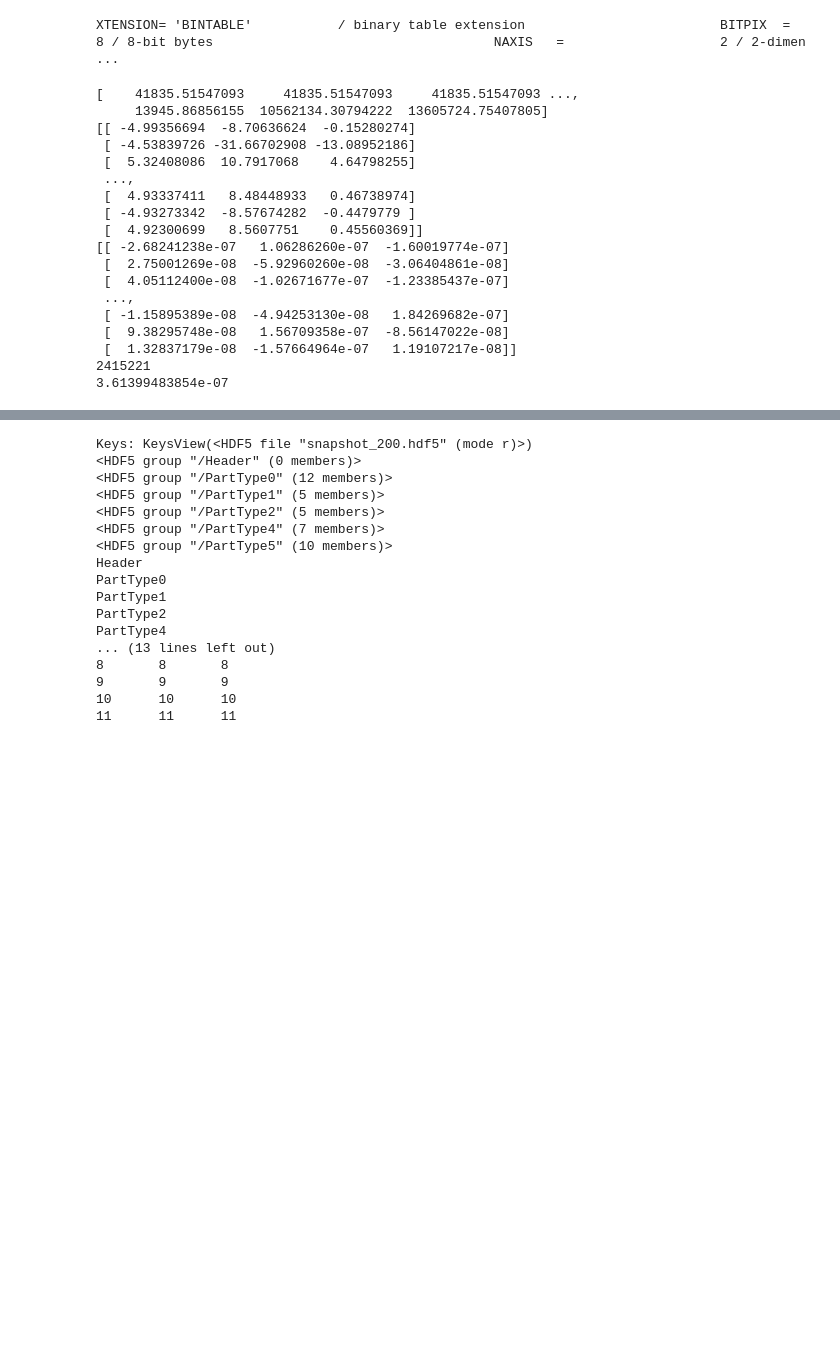
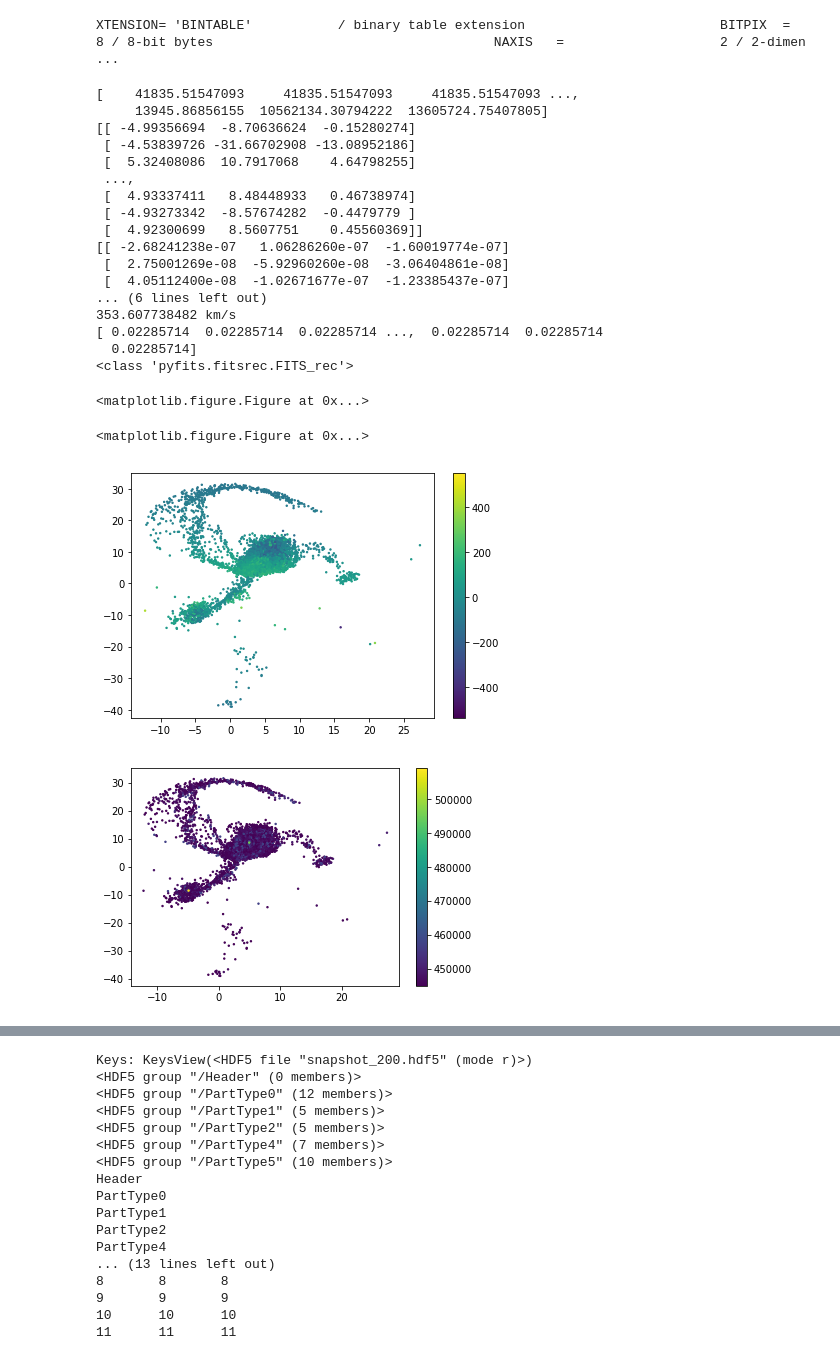
Before and after one commit to beckynevin/imaging_identification_mergers, a Jupyter notebook: Checking_velocity.ipynb, the cells around one changed output, grey strips where cells are left out. Saved outputs shown, nothing was run; the diff lists cells and outputs as text; code cells hidden in the pictures; blank space fills up the shorter version.

Commit message:
Flipped everything around so it works for the zoomed in version of the velocity map

```diff
--- a/Checking_velocity.ipynb
+++ b/Checking_velocity.ipynb
@@ -66,45 +66,50 @@ vel_3d=np.sqrt(parts['velocity'][:10][0][0]**2+parts['velocity'][:10][0][1]**2+
 print(vel_3d, 'kpc/yr')
 print(vel_3d*(3.086e16/3.154e7), 'km/s')
 print(parts['radius'][10:])
 print(type(parts))
 plt.clf()
 
 kpc_arcmin=cosmo.kpc_proper_per_arcmin(0.03)#insert the redshift to get the kpc/arcmin scaling
 
 kpc_arcsec=(kpc_arcmin.value/60)#
 
-xs=[]
-ys=[]
+xs_before=[]
+ys_before=[]
 vel=[]
 L_bol=[]
-for i in range(len(parts['velocity'])):#parts['velocity']
-    xs.append(parts['position'][i][0]/kpc_arcsec)#now in arcsec
-    ys.append(parts['position'][i][1]/kpc_arcsec)#now in arcsec
-    L_bol.append(parts['L_bol'][i])
-    vel.append(-parts['velocity'][i][2]*(3.086e16/3.154e7))
-plt.scatter(xs,ys,c=vel, s=2)
+for i in range(len(parts['velocity'])):#len(parts['velocity'])parts['velocity']
+    if np.sum(parts['L_lambda'][i]) > 445000:
+        xs_before.append(parts['position'][i][0])#now in arcsec
+        ys_before.append(parts['position'][i][1])#now in arcsec
+        L_bol.append(np.sum(parts['L_lambda'][i]))
+
+        vel.append(parts['velocity'][i][2]*(3.086e16/3.154e7))
+plt.scatter(xs_before,ys_before,c=vel, s=2)
 plt.colorbar()
 plt.show()
 
-plt.scatter(xs,ys,c=L_bol, s=2)
+plt.scatter(xs_before,ys_before,c=L_bol, s=2)
 plt.colorbar()
 plt.show()
 # %% [output]
 [    41835.51547093     41835.51547093     41835.51547093 ...,
      13945.86856155  10562134.30794222  13605724.75407805]
 [[ -4.99356694  -8.70636624  -0.15280274]
  [ -4.53839726 -31.66702908 -13.08952186]
  [  5.32408086  10.7917068    4.64798255]
  ...,
  [  4.93337411   8.48448933   0.46738974]
  [ -4.93273342  -8.57674282  -0.4479779 ]
  [  4.92300699   8.5607751    0.45560369]]
 [[ -2.68241238e-07   1.06286260e-07  -1.60019774e-07]
  [  2.75001269e-08  -5.92960260e-08  -3.06404861e-08]
  [  4.05112400e-08  -1.02671677e-07  -1.23385437e-07]
- ...,
- [ -1.15895389e-08  -4.94253130e-08   1.84269682e-07]
- [  9.38295748e-08   1.56709358e-07  -8.56147022e-08]
- [  1.32837179e-08  -1.57664964e-07   1.19107217e-08]]
-2415221
-3.61399483854e-07
+... (6 lines left out)
+353.607738482 km/s
+[ 0.02285714  0.02285714  0.02285714 ...,  0.02285714  0.02285714
+  0.02285714]
+<class 'pyfits.fitsrec.FITS_rec'>
+<matplotlib.figure.Figure at 0x...>
+<matplotlib.figure.Figure at 0x...>
+[figure, added]
+[figure, added]
```
Also changed, not shown: parts of 8 cells of this notebook.
